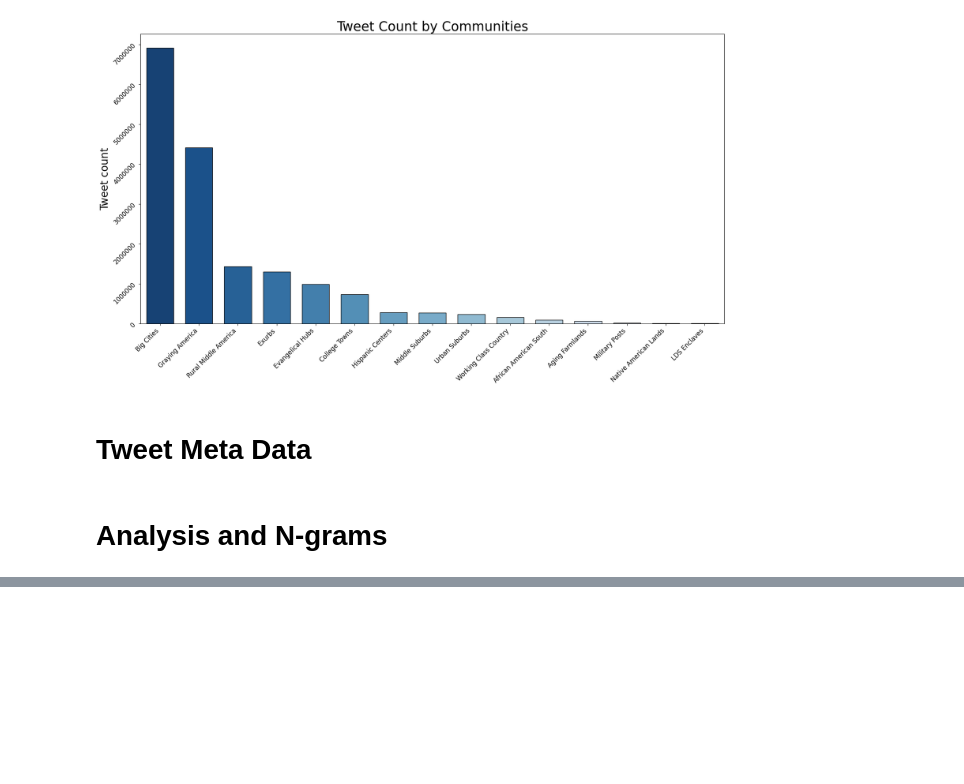
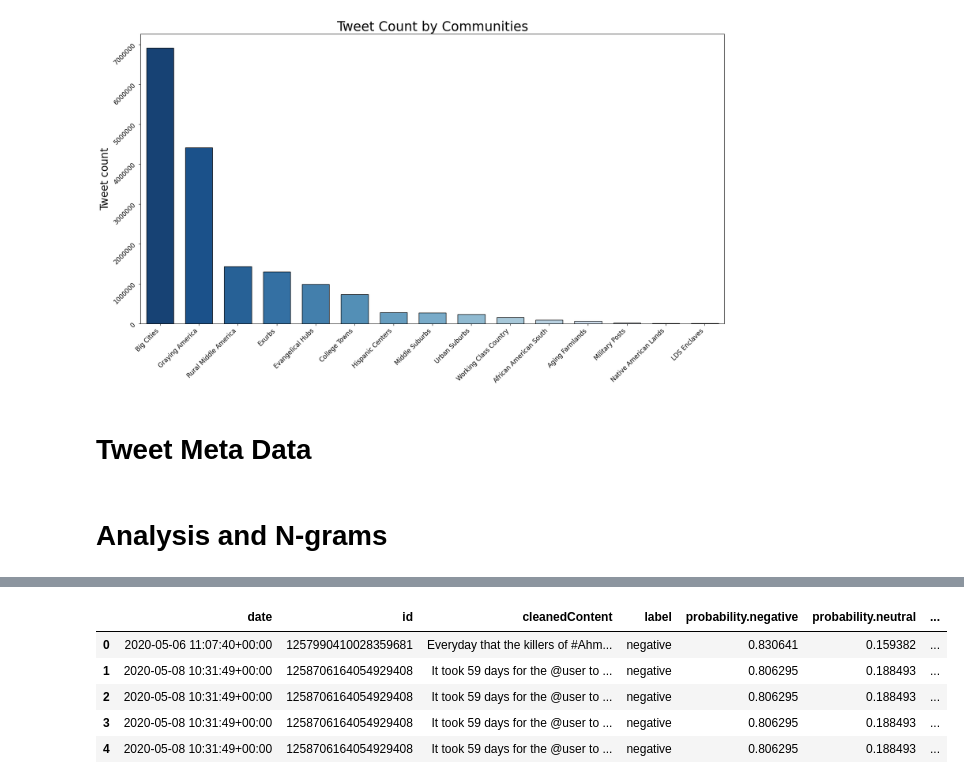
Before and after one commit to fahadshaikh30/thesis, a Jupyter notebook: eda_plots/tweet_eda.ipynb, the cells around one changed output, grey strips where cells are left out. Cells and saved outputs as stored; diff of their text form; code cells hidden in the pictures; blank space fills up the shorter version.

```diff
--- a/eda_plots/tweet_eda.ipynb
+++ b/eda_plots/tweet_eda.ipynb
@@ -186,0 +191,9 @@ No module named 'keras.saving.hdf5_format'
+# %%
+df.head()
+# %% [output]
+|  | date | id | cleanedContent | label | probability.negative | probability.neutral | ... |
+| 0 | 2020-05-06 11:07:40+00:00 | 1257990410028359681 | Everyday that the killers of #Ahm... | negative | 0.830641 | 0.159382 | ... |
+| 1 | 2020-05-08 10:31:49+00:00 | 1258706164054929408 | It took 59 days for the @user to ... | negative | 0.806295 | 0.188493 | ... |
+| 2 | 2020-05-08 10:31:49+00:00 | 1258706164054929408 | It took 59 days for the @user to ... | negative | 0.806295 | 0.188493 | ... |
+| 3 | 2020-05-08 10:31:49+00:00 | 1258706164054929408 | It took 59 days for the @user to ... | negative | 0.806295 | 0.188493 | ... |
+| 4 | 2020-05-08 10:31:49+00:00 | 1258706164054929408 | It took 59 days for the @user to ... | negative | 0.806295 | 0.188493 | ... |
```
Also changed, not shown: parts of 9 cells of this notebook, 6 other files.
